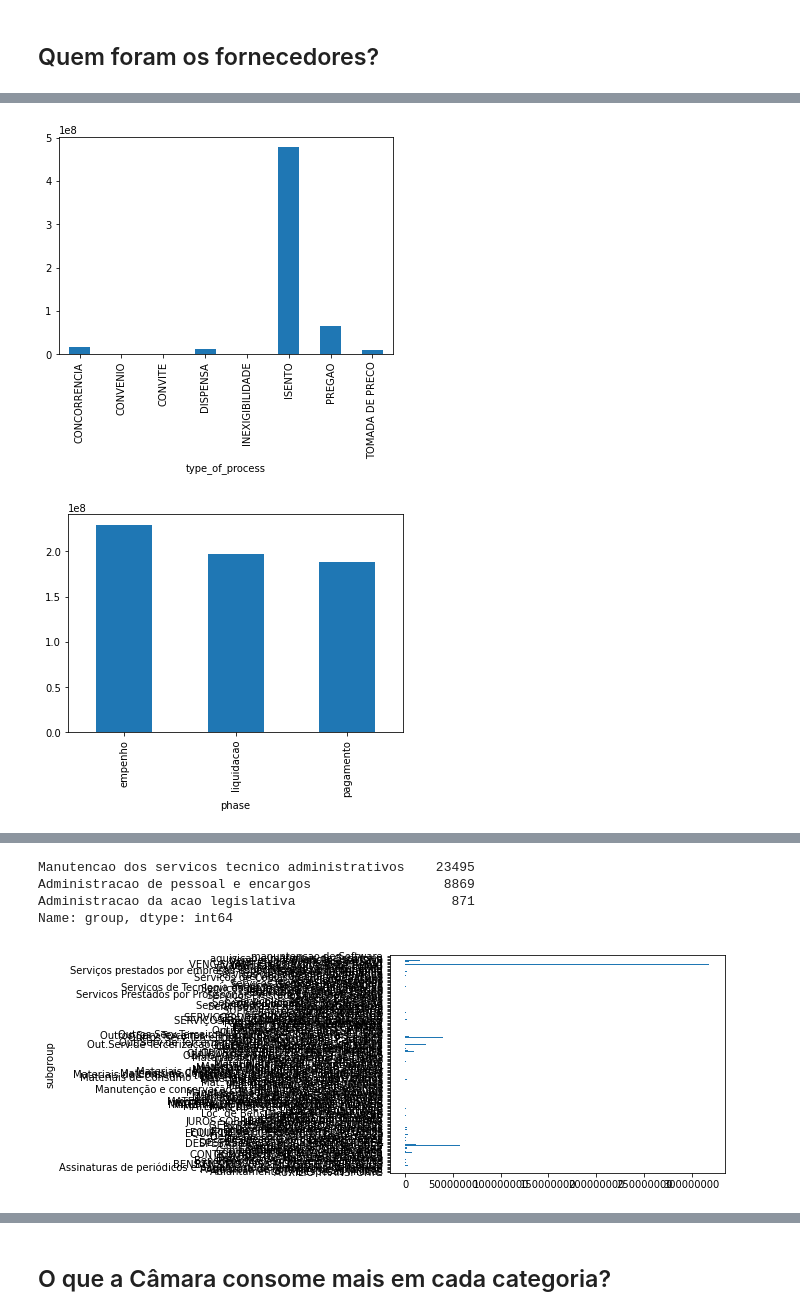
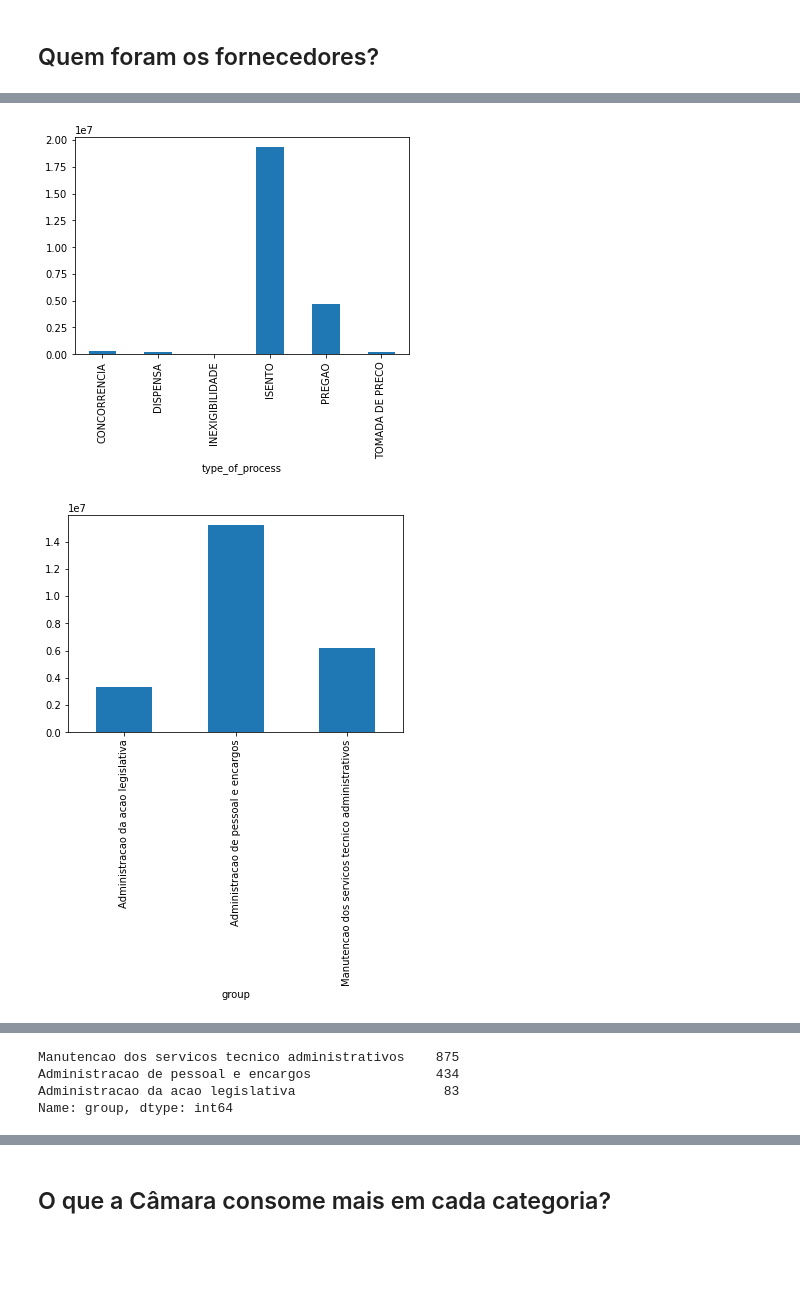
Before and after one commit to DadosAbertosDeFeira/analises, a Jupyter notebook: analysis/Dá pra cortar? Despesas da Câmara e o COVID-19.ipynb, the cells around one changed output, grey strips where cells are left out. Cells and saved outputs as stored; diff of their text form; code cells hidden in the pictures; blank space fills up the shorter version.

```diff
--- a/analysis/Dá pra cortar? Despesas da Câmara e o COVID-19.ipynb
+++ b/analysis/Dá pra cortar? Despesas da Câmara e o COVID-19.ipynb
@@ -91,0 +93,10 @@ despesas.head()
+# %%
+columns = ['crawled_at', 'crawled_from', 'document', 'function', 'legal_status', 'published_at', 'resource', 'subfunction']
+despesas.drop(columns, inplace=True, axis=1)
+
+despesas["date"] = pd.to_datetime(despesas["date"])
+despesas = despesas[despesas["date"].isin(pd.date_range("2019-01-01", "2019-12-31"))]
+despesas['month'] = despesas['date'].apply(lambda x : x.month)
+
+despesas = despesas.sort_values('date', ascending=False)
+despesas.head()
@@ -91,0 +110,3 @@ despesas.head()
+# %%
+despesas = despesas[despesas['phase'] == 'pagamento']
+despesas.describe()['value']
@@ -164,6 +228,11 @@ categories.describe()
 # %%
 despesas['suggested_group'] = despesas['subgroup'].map(categories.set_index('subgroup')['suggested_group'])
 despesas['cleaned_subgroup'] = despesas['subgroup'].map(categories.set_index('subgroup')['cleaned_subgroup'])
+
+despesas['subgroup'].fillna('Não encontrado', inplace=True)
+despesas['cleaned_subgroup'].fillna('Não encontrado', inplace=True)
+despesas['suggested_group'].fillna('Não encontrado', inplace=True)
+
 despesas[['subgroup', 'cleaned_subgroup', 'suggested_group', 'summary']].head()
 # %% [output]
 |  | subgroup | cleaned_subgroup | suggested_group | summary |
@@ -198,0 +244,10 @@ show(p)
+# %%
+groups = [0, 1000.0, 10000.0, 50000.0, 100000.0, 500000.0, 1000000.0, 3000000.0, 5000000.0, 10000000.0, 20000000.0]
+labels = []
+for i in range(0, len(groups)-1):
+    if i + 1 == len(groups):
+        labels.append("> R$ {:0,.2f}".format(groups[i]))
+    else:
+        labels.append("R$ {:0,.2f} - {:0,.2f}".format(groups[i], groups[i+1]))
+despesas['value_categories'] = pd.cut(despesas.value, bins=groups, labels=labels)
+despesas['value_categories'].describe()
@@ -265,12 +376,12 @@ def to_csv(despesas, arquivo='todas-as-despesas-desde-2016.csv'):
 # %%
 despesas.groupby('type_of_process')['value'].sum().plot(kind='bar')
 plt.show()
 
-despesas.groupby('phase')['value'].sum().plot(kind='bar')
+despesas.groupby('group')['value'].sum().plot(kind='bar')
 plt.show()
 
 despesas.groupby('group')['value'].sum().plot(kind='bar')
 plt.show()
 # %% [output]
-[figure, old version]
+[figure, new version]
-[figure, old version]
+[figure, new version]
@@ -278,20 +389,8 @@ plt.show()
 # %%
 despesas.group.value_counts()
 # %% [output]
-Manutencao dos servicos tecnico administrativos    23495
-Administracao de pessoal e encargos                 8869
-Administracao da acao legislativa                    871
+Manutencao dos servicos tecnico administrativos    875
+Administracao de pessoal e encargos                434
+Administracao da acao legislativa                   83
 Name: group, dtype: int64
-# %%
-from matplotlib.ticker import FormatStrFormatter
-
-plt.ylim(20)
-ax = plt.gca()
-ax.xaxis.set_major_formatter(FormatStrFormatter('%.0f'))
-
-despesas.groupby('subgroup')['value'].sum().plot(kind='barh')
-
-plt.show()
-# %% [output]
-[figure, removed]
 # %%
```
Also changed, not shown: parts of 35 cells of this notebook.
